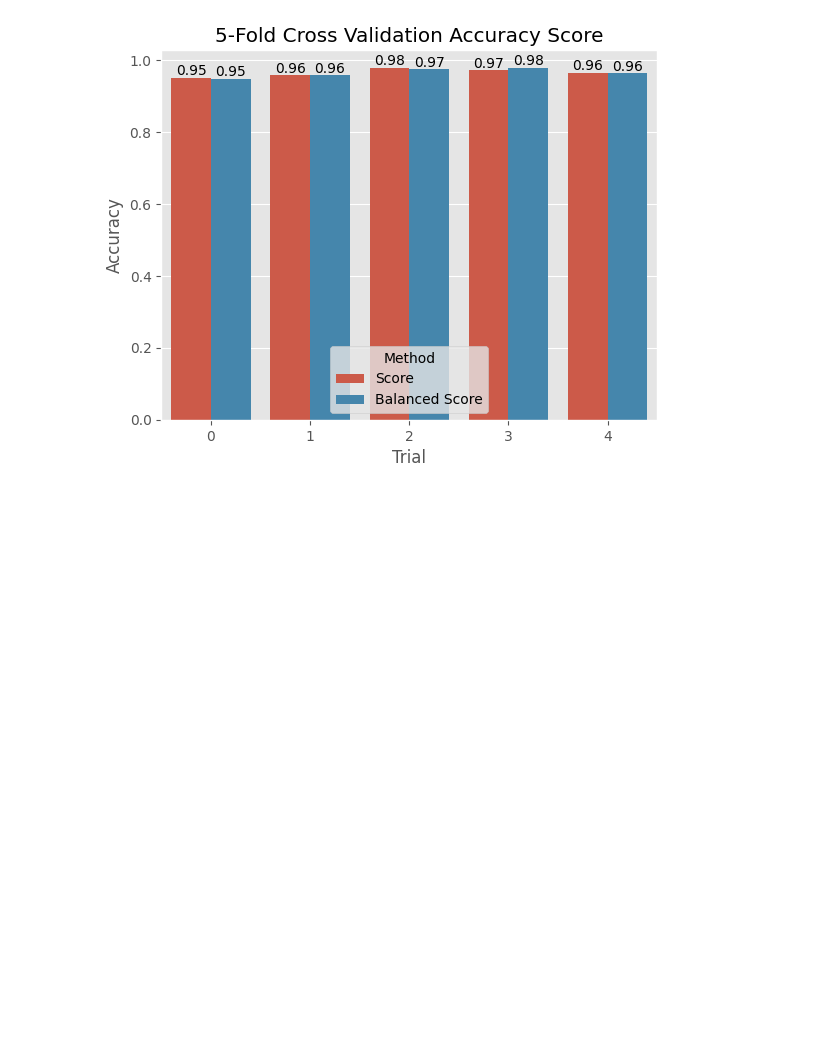
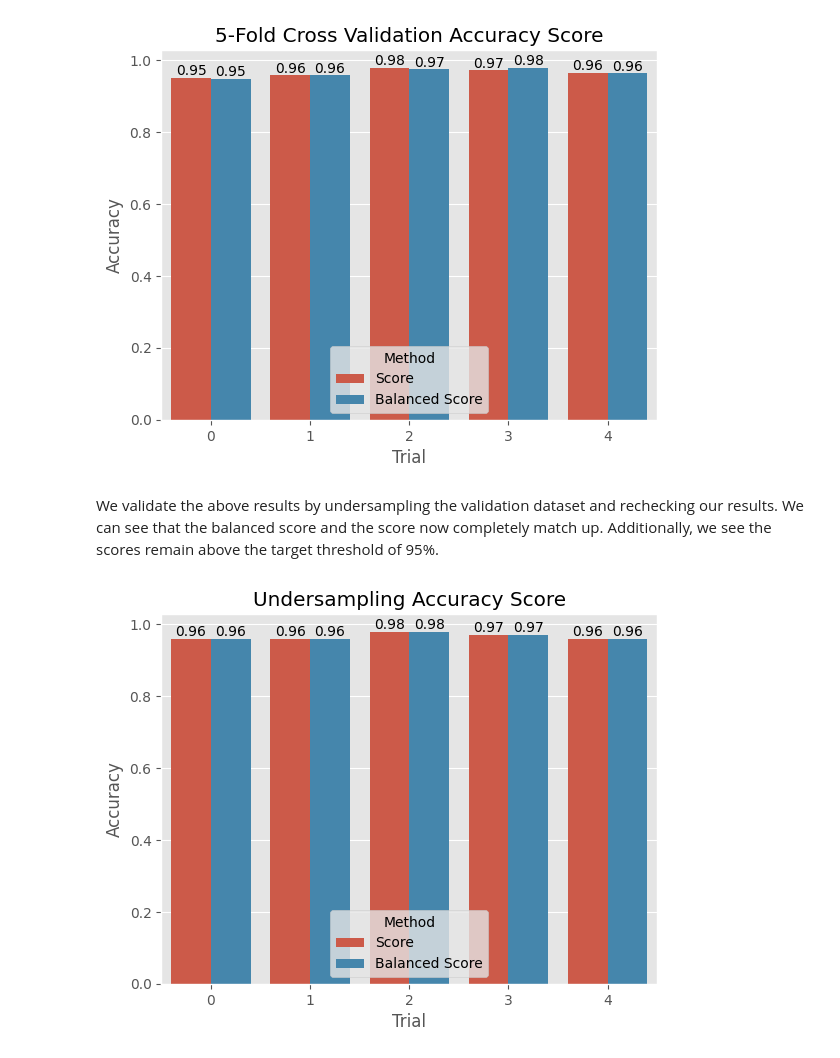
Before and after one commit to sbracellari/csi-6160, a Jupyter notebook: hw5.ipynb, the cells around one changed output. Drawn from its saved outputs; the diff is of its cells as text; code cells hidden in the pictures; blank space fills up the shorter version.

Commit message:
Add undersampling experiment to hw5

```diff
--- a/hw5.ipynb
+++ b/hw5.ipynb
@@ -22,7 +22,7 @@ import polars as pl
 
 TARGET = 'column_11'
 
-def fetch_data(df, use_split):
+def fetch_data(df, use_split, under=False):
     assert(use_split >= 0 and use_split <= 4)
     # perform 5-fold cross validation with a deterministic seed
     # we use stratified k-fold to help balance each split
@@ -35,8 +35,21 @@ def fetch_data(df, use_split):
 
     # fill missing values with column avg
     mean = df_train.get_column('column_7').mean()
-    df_train = df_train.with_columns('column_7').fill_null(mean)
-    df_test = df_test.with_columns('column_7').fill_null(mean)
+    df_train = df_train.with_columns(pl.col("column_7").fill_null(mean))
+    df_test = df_test.with_columns(pl.col("column_7").fill_null(mean))
+    if under:
+        count1 = (df_test.get_column(TARGET) == 2).sum()
+        count2 = (df_test.get_column(TARGET) == 4).sum()
+        if count1 > count2:
+            under_sample = 2
+            other = 4
+        else:
+            under_sample = 4
+            other = 2
+        count = min(count1, count2)
+        sample = df_test.filter(pl.col(TARGET) == under_sample).sample(count, shuffle=True)
+        df_test = pl.concat([df_test.filter(pl.col(TARGET) == other), sample])
+        assert(len(df_test) == count * 2)
     return df_train, df_test
 
 def get_x_y(df):
@@ -44,7 +57,8 @@ def get_x_y(df):
     return X.to_numpy(), y.to_numpy()
 
 df = pl.read_csv('breast-cancer-wisconsin.data', has_header=False, null_values='?')
-df_train, df_test = fetch_data(df, 0)
+print(df.head())
+df_train, df_test = fetch_data(df, 0, under=False)
 X_train, y_train = get_x_y(df_train)
 X_test, y_test = get_x_y(df_test)
 df_train.tail()
@@ -77,8 +103,8 @@ In addition to calculating the accuracy score using the model's `score` method (
 from sklearn.metrics import balanced_accuracy_score
 import numpy as np
 
-def svm(df, use_split):
-    df_train, df_test = fetch_data(df, use_split)
+def svm(df, use_split, under=False):
+    df_train, df_test = fetch_data(df, use_split, under=under)
     X_train, y_train = get_x_y(df_train)
     X_test, y_test = get_x_y(df_test)
     model = make_pipeline(StandardScaler(), SVC(gamma='auto', kernel='rbf', C=1.69)).fit(X_train, y_train)
@@ -86,8 +112,8 @@ def svm(df, use_split):
     return [use_split, model.score(X_test, y_test), balanced_accuracy_score(y_test, pred)]
 
 scores = np.array([svm(df, x) for x in range(5)])
-df = pl.DataFrame(scores, schema=['split', 'score', 'balanced_score'])
-df
+df_score = pl.DataFrame(scores, schema=['split', 'score', 'balanced_score'])
+df_score
 # %% [output]
 shape: (5, 3)
 | split | score | balanced_score |
@@ -121,3 +147,22 @@ for container in ax.containers:
     ax.bar_label(container, fmt='%.2f')
 # %% [output]
 [figure]
+# %% [markdown]
+We validate the above results by undersampling the validation dataset and rechecking our results. We can see that the balanced score and the score now completely match up. Additionally, we see the scores remain above the target threshold of 95%.
+# %%
+scores = np.array([svm(df, x, under=True) for x in range(5)])
+df_scores = pl.DataFrame(scores, schema=['split', 'score', 'balanced_score'])
+
+f, ax = plt.subplots()
+
+unbalanced, balanced = scores[:, 1], scores[:, 2]
+
+method = ['Score' for _ in range(5)] + ['Balanced Score' for _ in range(5)]
+plot_df = pd.DataFrame.from_dict({'Accuracy': np.concatenate([unbalanced,balanced]), 'Method': method, 'Trial': list(range(5)) + list(range(5))})
+ax.set_title('Undersampling Accuracy Score')
+seaborn.barplot(data=plot_df, x='Trial', y='Accuracy', hue='Method', ax=ax, palette=COLORS)
+seaborn.move_legend(ax, 'lower center')
+for container in ax.containers:
+    ax.bar_label(container, fmt='%.2f')
+# %% [output]
+[figure, added]
```
Also changed, not shown: parts of 2 cells of this notebook.
